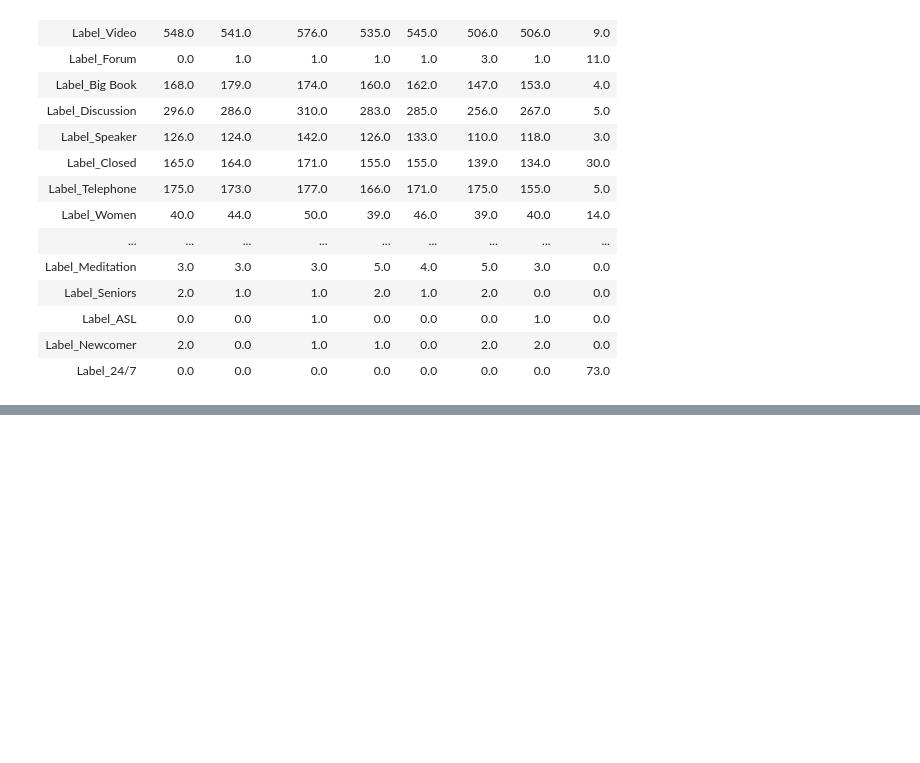
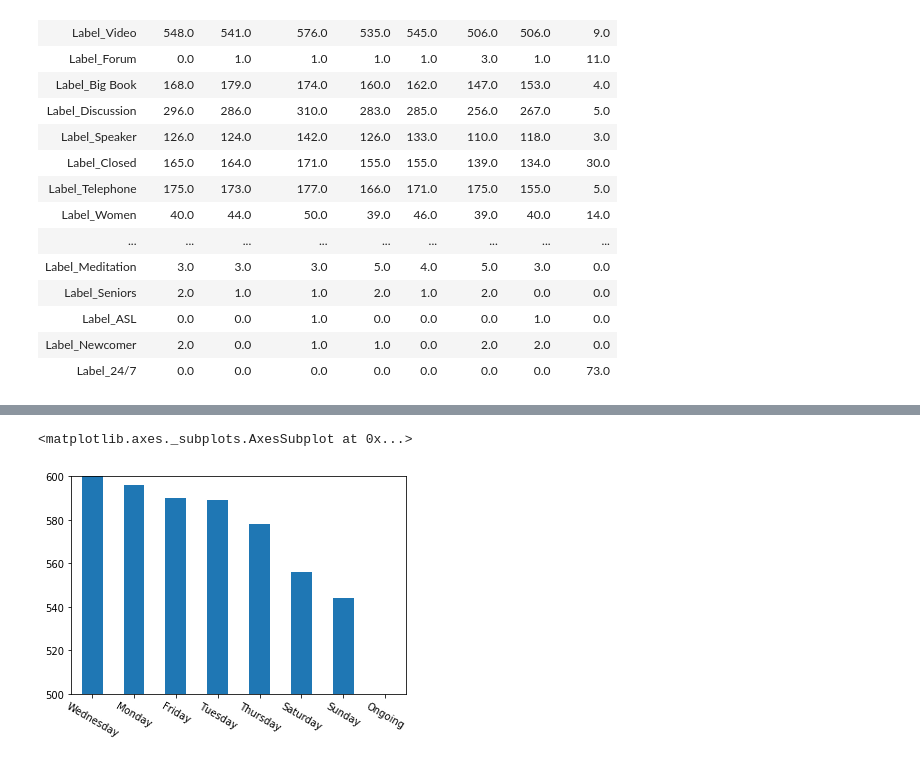
Before and after one commit to zimzoom/virtual-aa-meetings, a Jupyter notebook: 3-EDA.ipynb, the cells around one changed output, grey strips where cells are left out. Drawn from its saved outputs; the diff is of its cells as text; code cells hidden in the pictures; blank space fills up the shorter version.

Commit message:
Add some visualizations

```diff
--- a/3-EDA.ipynb
+++ b/3-EDA.ipynb
@@ -301,0 +307,2 @@ df.groupby('Day').sum().T
+# %%
+df_minus_ongoing = df.drop(df[df['Day'].str.contains('Ongoing')].index)
@@ -301,0 +326,5 @@ df.groupby('Day').sum().T
+# %%
+df_minus_ongoing['Day'].value_counts().plot.bar(ylim=[500, 600], rot=330)
+# %% [output]
+<matplotlib.axes._subplots.AxesSubplot at 0x...>
+[figure, added]
```
Also changed, not shown: parts of 8 cells of this notebook.
